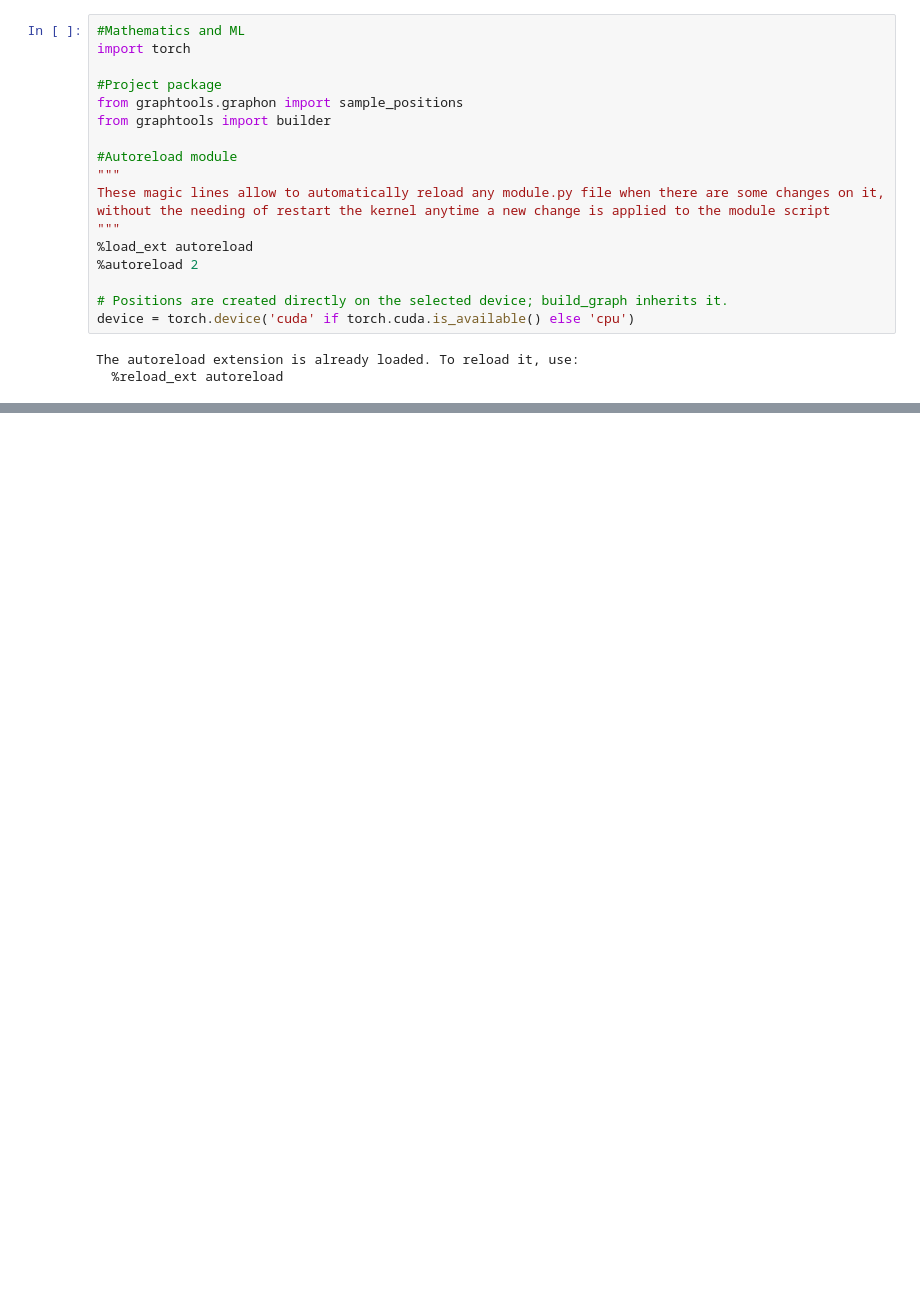
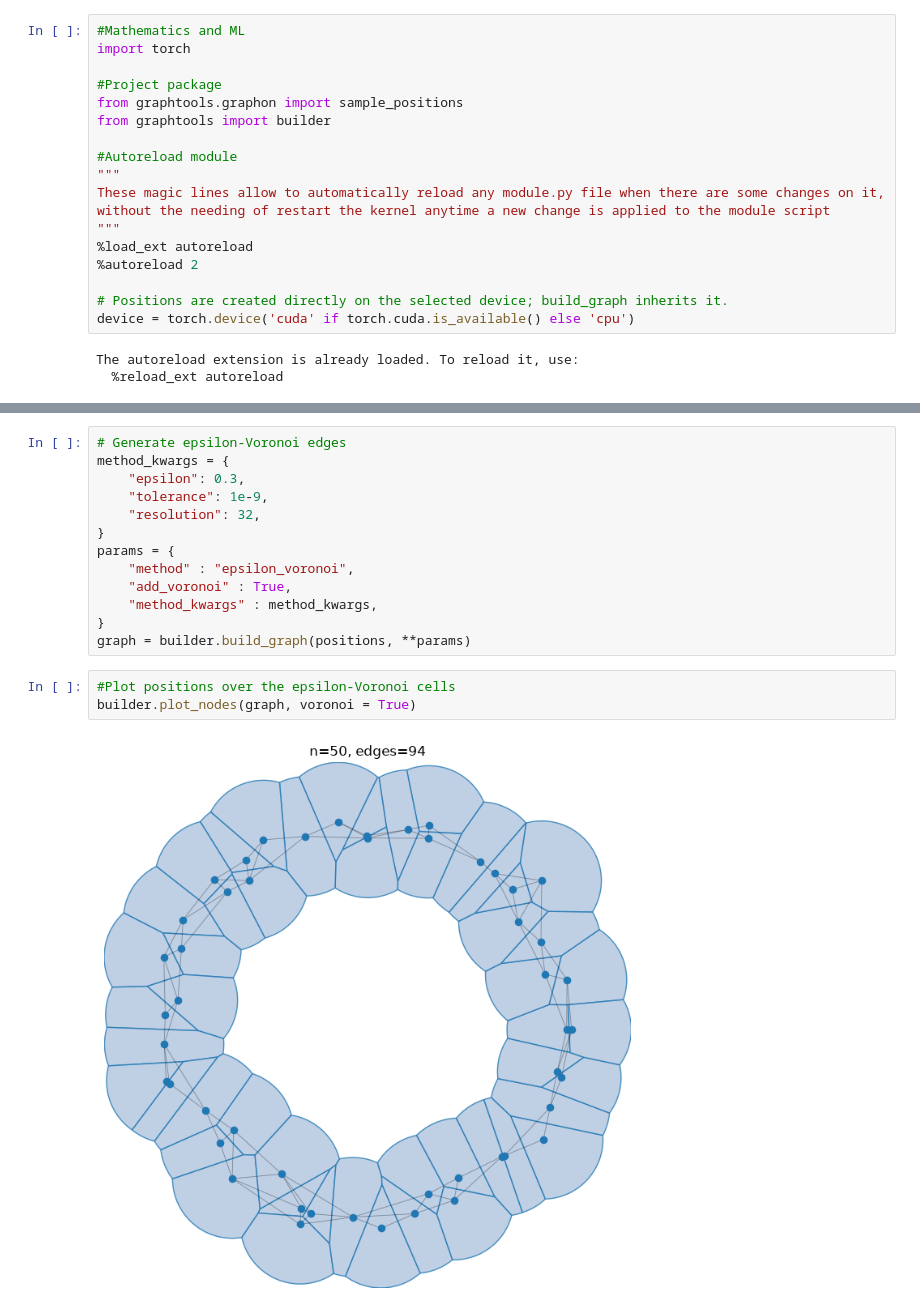
Before and after one commit to lucafrattegiani/graphs, a Jupyter notebook: notebooks/graph_building.ipynb, the cells around one changed output, grey strips where cells are left out. Saved outputs shown, nothing was run; the diff lists cells and outputs as text; blank space fills up the shorter version.

```diff
--- a/notebooks/graph_building.ipynb
+++ b/notebooks/graph_building.ipynb
@@ -33,0 +38,18 @@ builder.plot_nodes(graph, voronoi = True)
+# %%
+# Generate epsilon-Voronoi edges
+method_kwargs = {
+    "epsilon": 0.3,
+    "tolerance": 1e-9,
+    "resolution": 32,
+}
+params = {
+    "method" : "epsilon_voronoi",
+    "add_voronoi" : True,
+    "method_kwargs" : method_kwargs,
+}
+graph = builder.build_graph(positions, **params)
+# %%
+#Plot positions over the epsilon-Voronoi cells
+builder.plot_nodes(graph, voronoi = True)
+# %% [output]
+[figure, added]
```
Also changed, not shown: parts of 3 cells of this notebook, 6 other files.
